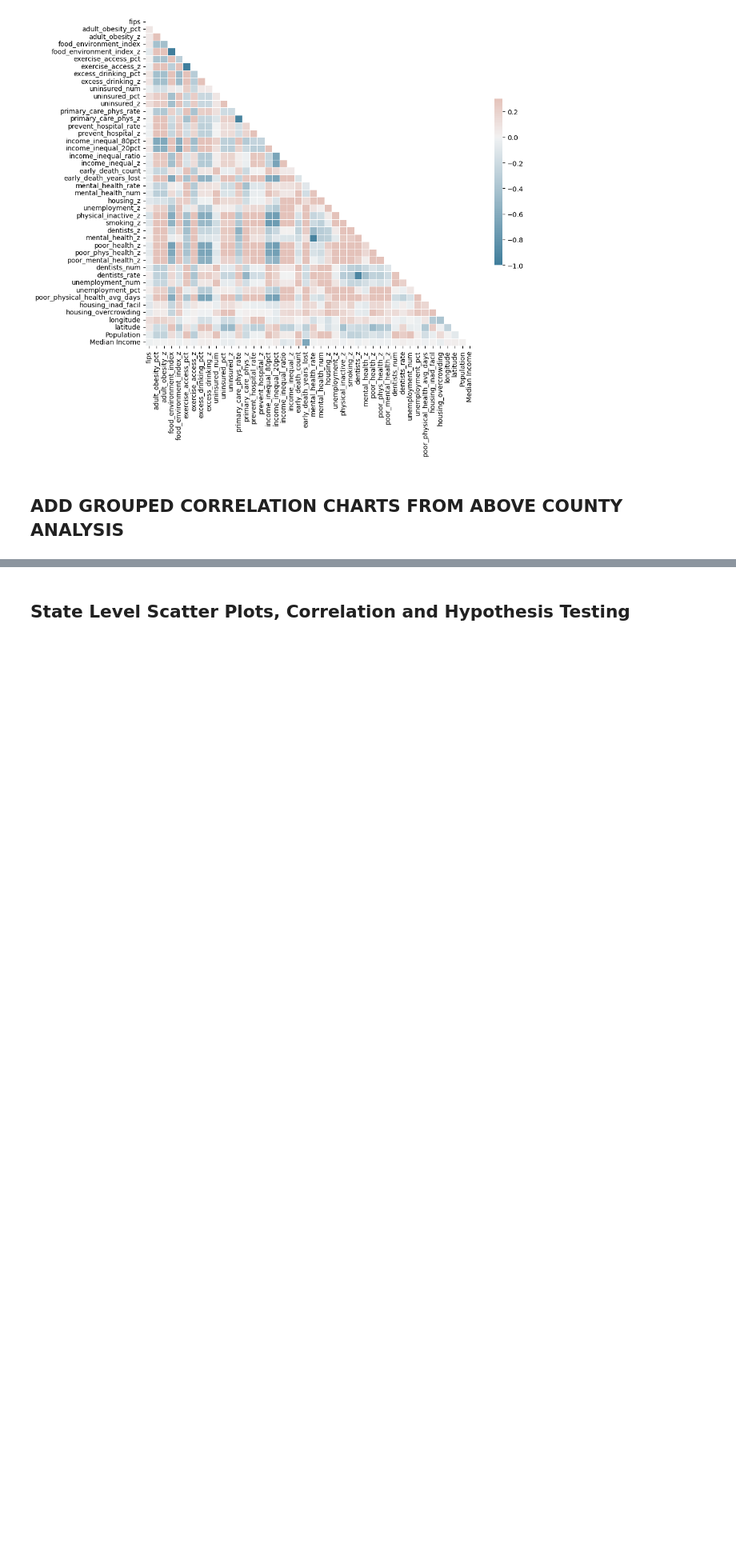
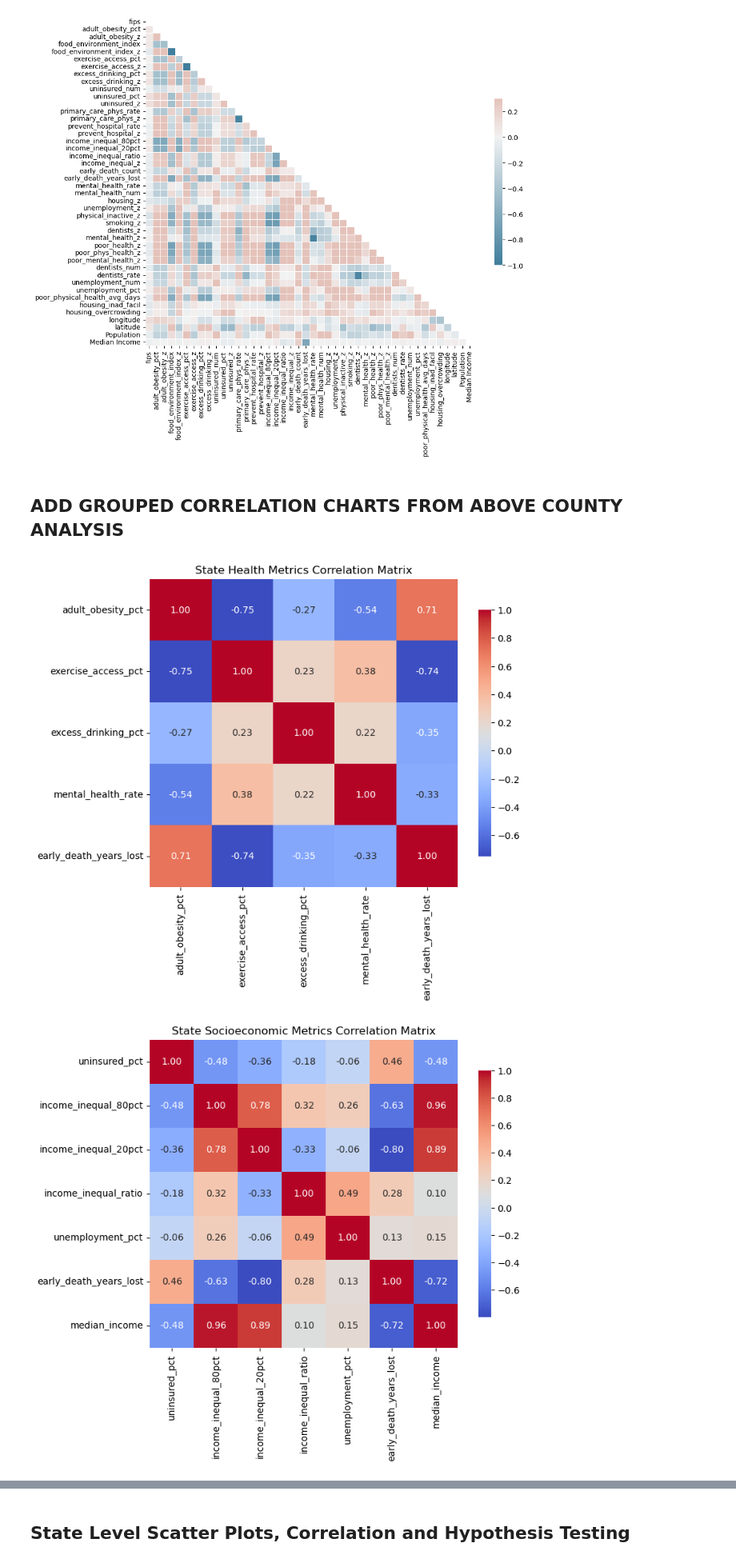
Before and after one commit to the-eva-a/group-1-project-1, a Jupyter notebook: Variable_Correlation_Relationships_Accurate.ipynb, the cells around one changed output, grey strips where cells are left out. Shown at 80% size. Saved outputs shown, nothing was run; the diff lists cells and outputs as text; code cells hidden in the pictures; blank space fills up the shorter version.

```diff
--- a/Variable_Correlation_Relationships_Accurate.ipynb
+++ b/Variable_Correlation_Relationships_Accurate.ipynb
@@ -660,23 +660,28 @@ sns.heatmap(corr, mask=mask, cmap=cmap, vmax=.3, center=0,
 # %% [markdown]
 ## ADD GROUPED CORRELATION CHARTS FROM ABOVE COUNTY ANALYSIS
 # %%
-# # Group the metrics into the corresponding factor subsets
+# Group the metrics into the corresponding factor subsets
 
-# health_metrics = ['adult_obesity_pct', 'exercise_access_pct', 'excess_drinking_pct', 'mental_health_rate', 'poor_health_z','early_death_years_lost']
-# socioeconomic_factors = ['uninsured_pct', 'income_inequal_80pct', 'income_inequal_20pct', 'income_inequal_ratio', 'unemployment_pct','early_death_years_lost','Median Income']
-# environmental_factors = ['food_environment_index', 'housing_overcrowding', 'housing_z','early_death_years_lost']
+health_metrics_state = ['adult_obesity_pct', 'exercise_access_pct', 'excess_drinking_pct', 'mental_health_rate','early_death_years_lost']
+socioeconomic_factors_state = ['uninsured_pct', 'income_inequal_80pct', 'income_inequal_20pct', 'income_inequal_ratio', 'unemployment_pct','early_death_years_lost','median_income']
+environmental_factors_state = ['food_environment_index', 'housing_overcrowding','early_death_years_lost']
 
-# # Create smaller correlation matrices
-# health_corr = corr.loc[health_metrics, health_metrics]
-# socioeconomic_corr = corr.loc[socioeconomic_factors, socioeconomic_factors]
-# environmental_corr = corr.loc[environmental_factors, environmental_factors]
+# Create smaller correlation matrices
+health_corr_state = corr_state.loc[health_metrics_state, health_metrics_state]
+socioeconomic_corr_state = corr_state.loc[socioeconomic_factors_state, socioeconomic_factors_state]
+environmental_corr_state = corr_state.loc[environmental_factors_state, environmental_factors_state]
 
-# # Function to plot heatmap
-# def plot_heatmap(corr_matrix, title):
-#     plt.figure(figsize=(8, 6))  # Adjust size as needed
-#     sns.heatmap(corr_matrix, annot=True, fmt=".2f", cmap='coolwarm', square=True, cbar_kws={"shrink": .8})
-#     plt.title(title)
-#     plt.show()
+# Function to plot heatmap
+def plot_heatmap_state(corr_matrix_state, title):
+    plt.figure(figsize=(8, 6))  # Adjust size as needed
+    sns.heatmap(corr_matrix_state, annot=True, fmt=".2f", cmap='coolwarm', square=True, cbar_kws={"shrink": .8})
+    plt.title(title)
+    plt.show()
 
-# # Plot each heatmap
-# plot_heatmap(health_corr, 'Health Metrics Correlation Matrix')
+# Plot each heatmap
+plot_heatmap_state(health_corr_state, 'State Health Metrics Correlation Matrix')
+plot_heatmap_state(socioeconomic_corr_state, 'State Socioeconomic Metrics Correlation Matrix')
+plot_heatmap_state(environmental_corr_state, 'State Environmental Metrics Correlation Matrix')
+# %% [output]
+[figure, added]
+[figure, added]
```
Also changed, not shown: parts of 13 cells of this notebook.
